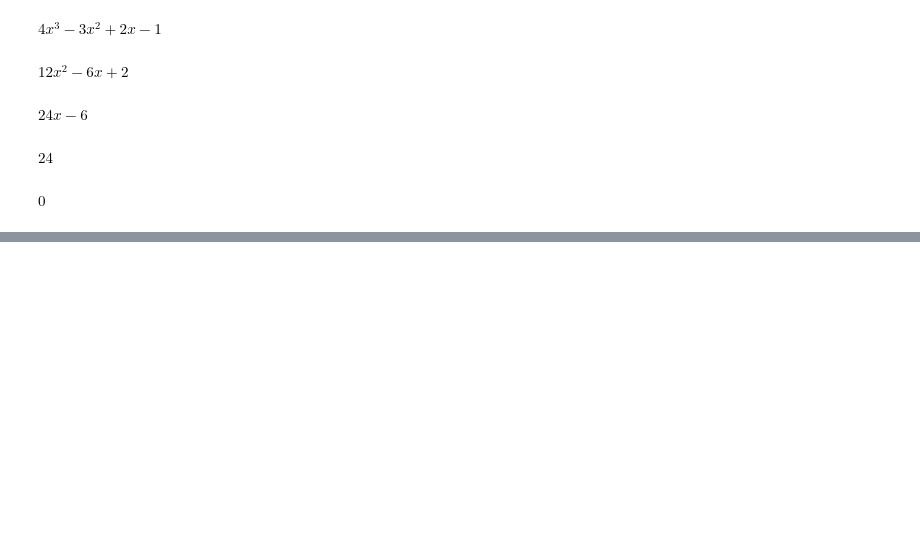
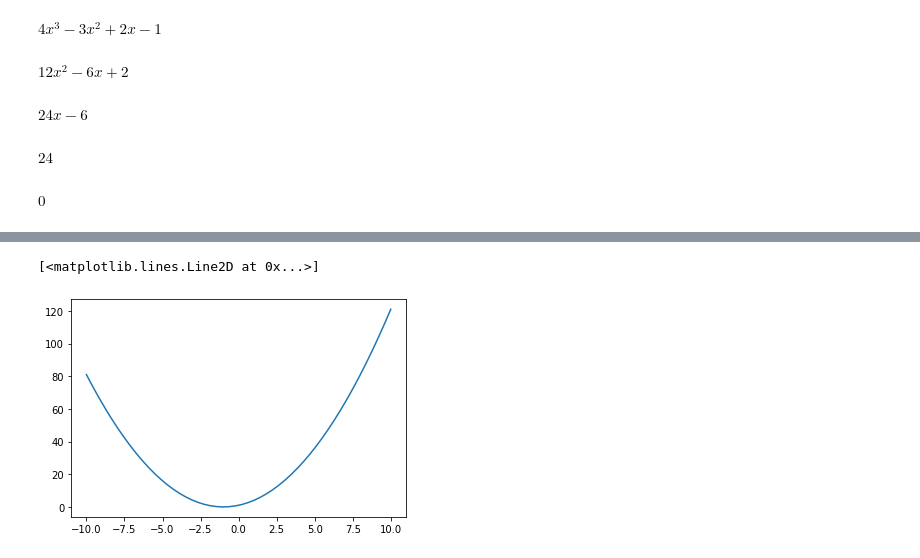
Before and after one commit to Resti000/learning_journal, a Jupyter notebook: h8dsft_Calculus1.ipynb, the cells around one changed output, grey strips where cells are left out. Drawn from its saved outputs; the diff is of its cells as text; code cells hidden in the pictures; blank space fills up the shorter version.

```diff
--- a/h8dsft_Calculus1.ipynb
+++ b/h8dsft_Calculus1.ipynb
@@ -57,0 +64,3 @@ $\displaystyle 0$
+# %%
+X = np.linspace(-10,10)
+Y_1 = X**2 + 2*X + 1
@@ -57,0 +117,7 @@ $\displaystyle 0$
+# %%
+import matplotlib.pyplot as plt
+
+plt.plot(X,Y_1)
+# %% [output]
+[<matplotlib.lines.Line2D at 0x...>]
+[figure, added]
```
Also changed, not shown: parts of 8 cells of this notebook.
